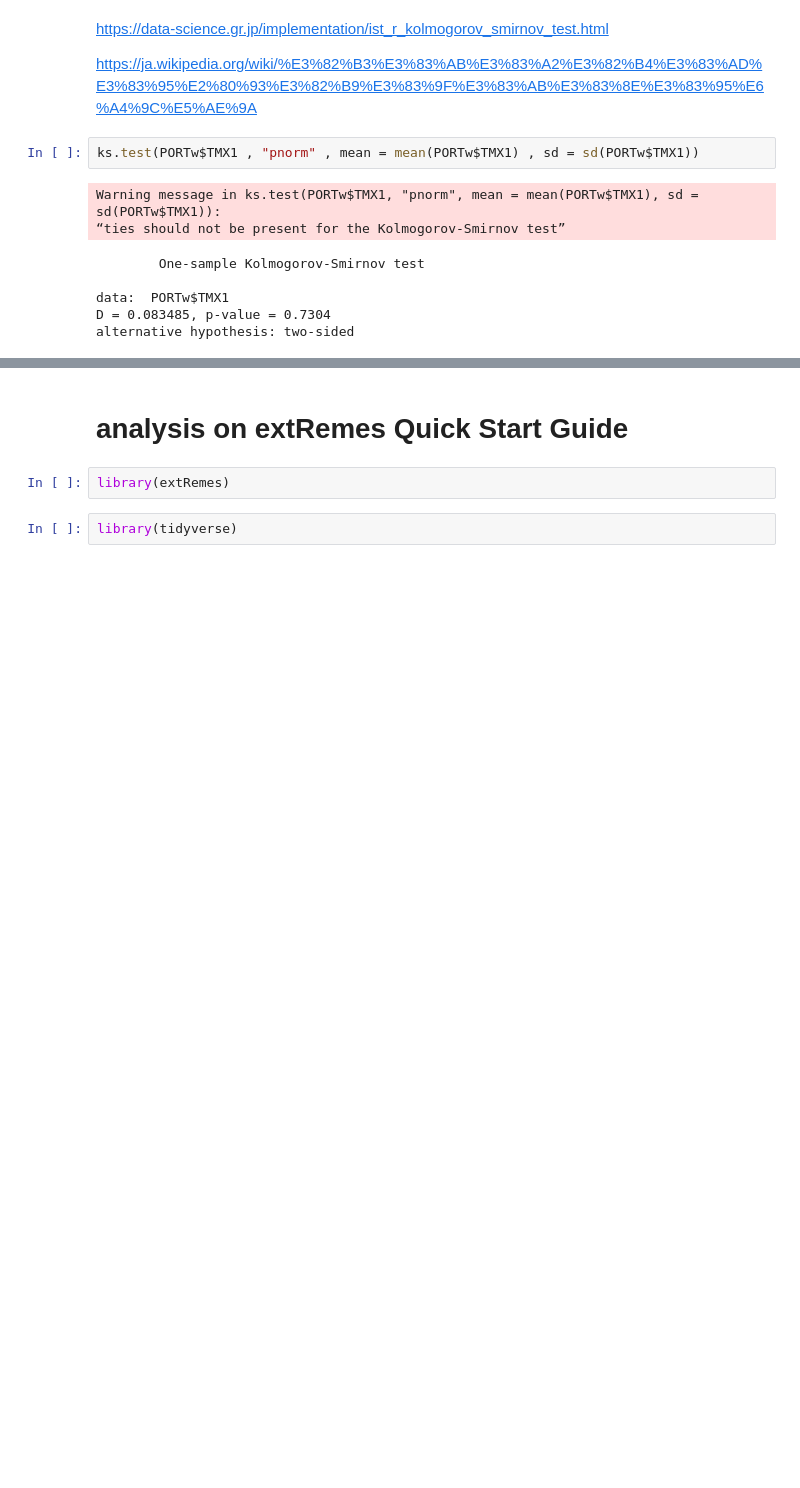
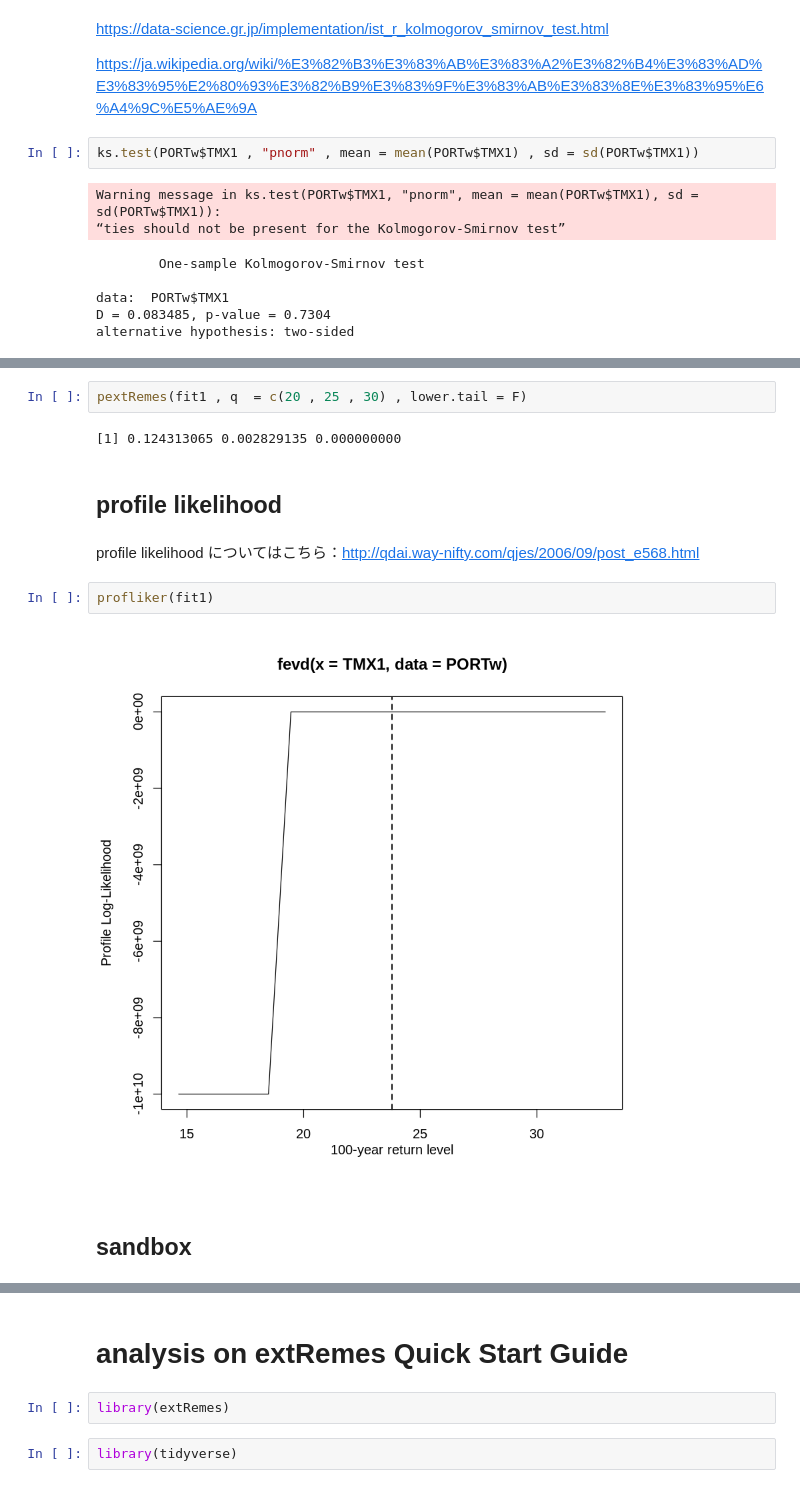
Before and after one commit to unagiinu2k/R_sandbox, a Jupyter notebook: extreme_value.ipynb, the cells around one changed output, grey strips where cells are left out. Drawn from its saved outputs; the diff is of its cells as text; blank space fills up the shorter version.

```diff
--- a/extreme_value.ipynb
+++ b/extreme_value.ipynb
@@ -210,0 +275,14 @@ alternative hypothesis: two-sided
+# %%
+pextRemes(fit1 , q  = c(20 , 25 , 30) , lower.tail = F)
+# %% [output]
+[1] 0.124313065 0.002829135 0.000000000
+# %% [markdown]
+## profile likelihood
+# %% [markdown]
+profile likelihood についてはこちら：http://qdai.way-nifty.com/qjes/2006/09/post_e568.html
+# %%
+profliker(fit1)
+# %% [output]
+[figure, added]
+# %% [markdown]
+## sandbox
```
Also changed, not shown: parts of 17 cells of this notebook.
